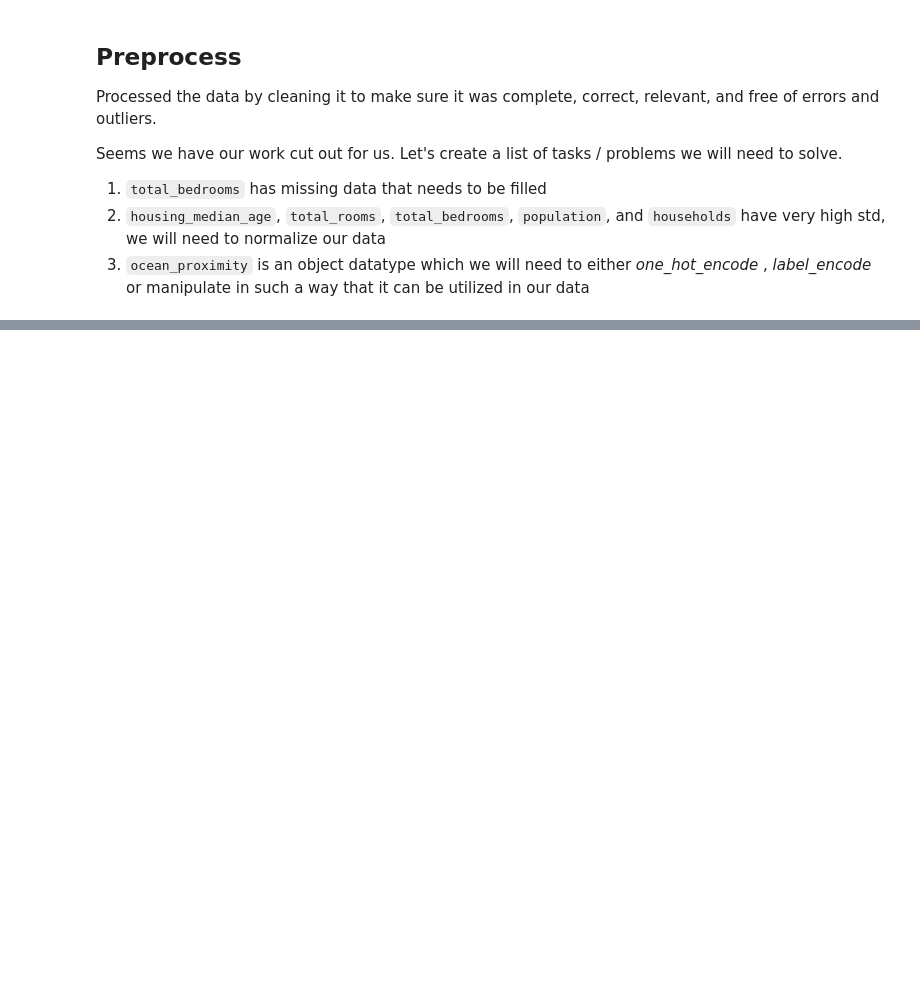
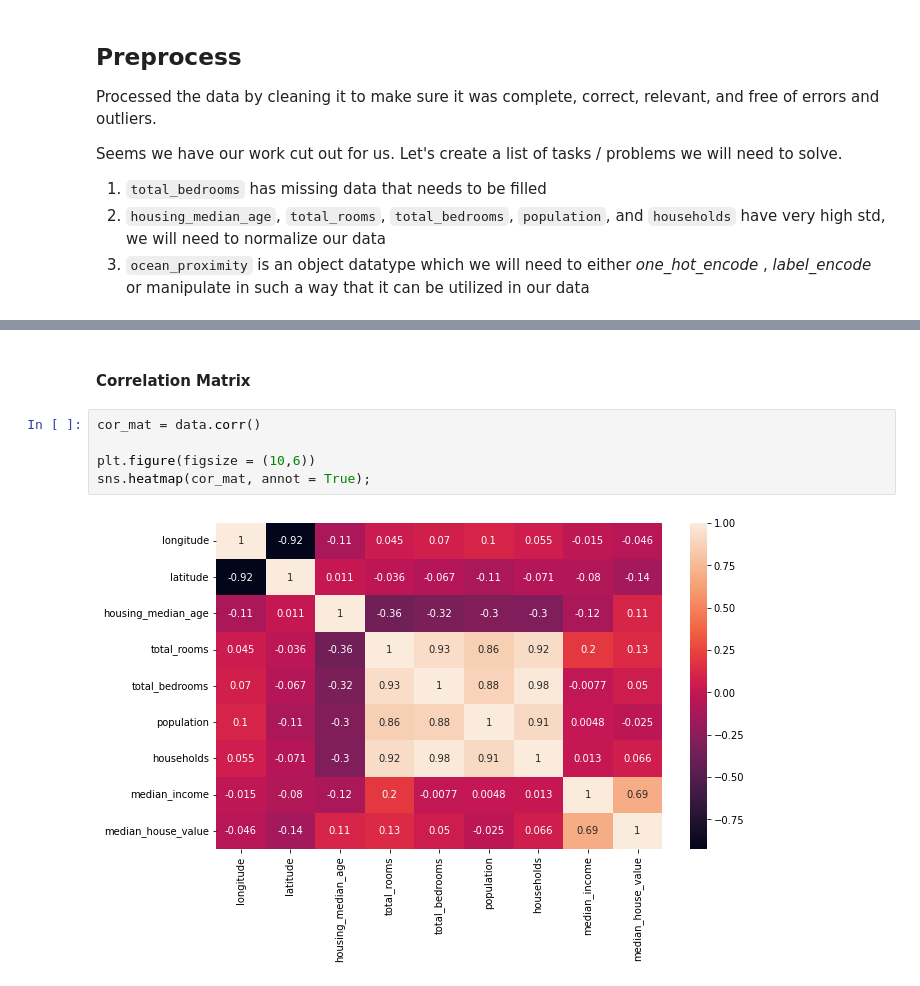
Before and after one commit to Kirlewn/Machine-Learning-Projects, a Jupyter notebook: Regression/california_housing_ml_notebook.ipynb, the cells around one changed output, grey strips where cells are left out. Saved outputs shown, nothing was run; the diff lists cells and outputs as text; blank space fills up the shorter version.

```diff
--- a/Regression/california_housing_ml_notebook.ipynb
+++ b/Regression/california_housing_ml_notebook.ipynb
@@ -244,0 +262,9 @@ Let's create a list of tasks / problems we will need to solve.
+# %% [markdown]
+#### Correlation Matrix
+# %%
+cor_mat = data.corr()
+
+plt.figure(figsize = (10,6))
+sns.heatmap(cor_mat, annot = True);
+# %% [output]
+[figure, added]
```
Also changed, not shown: parts of 40 cells of this notebook.
